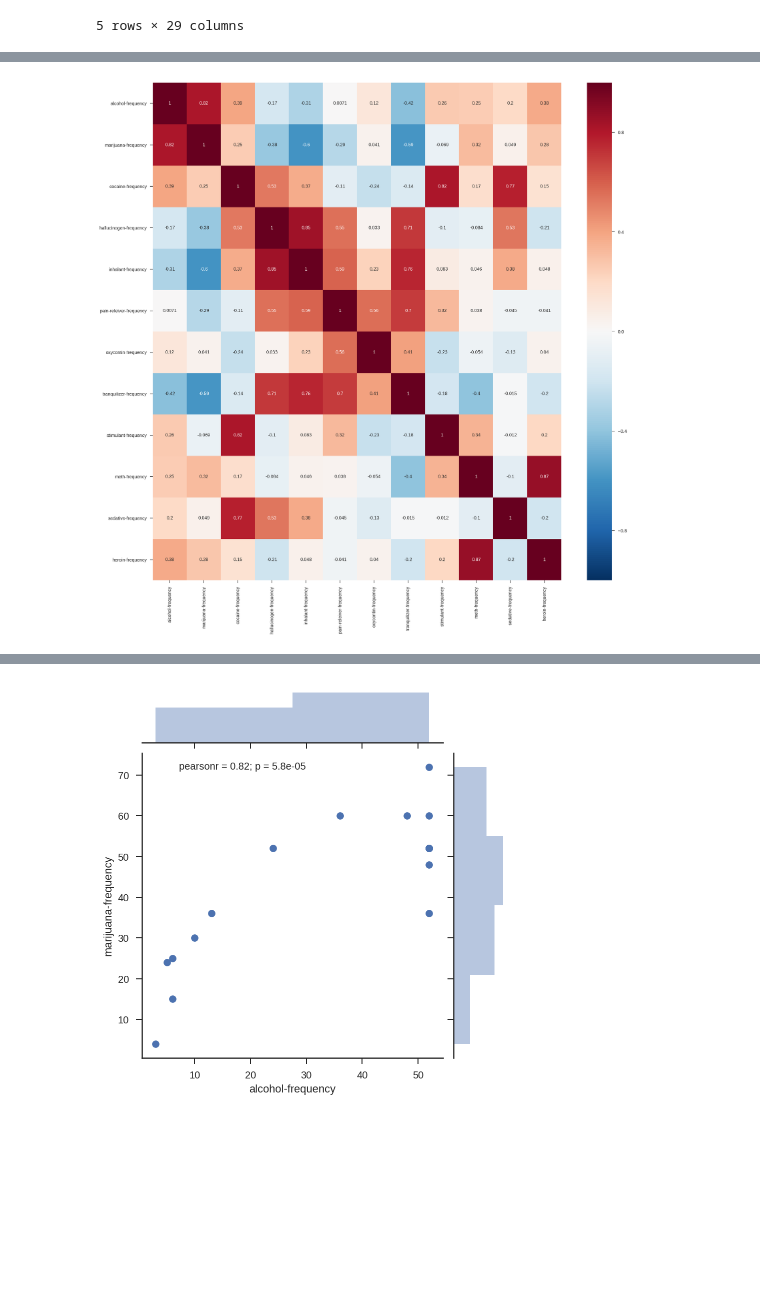
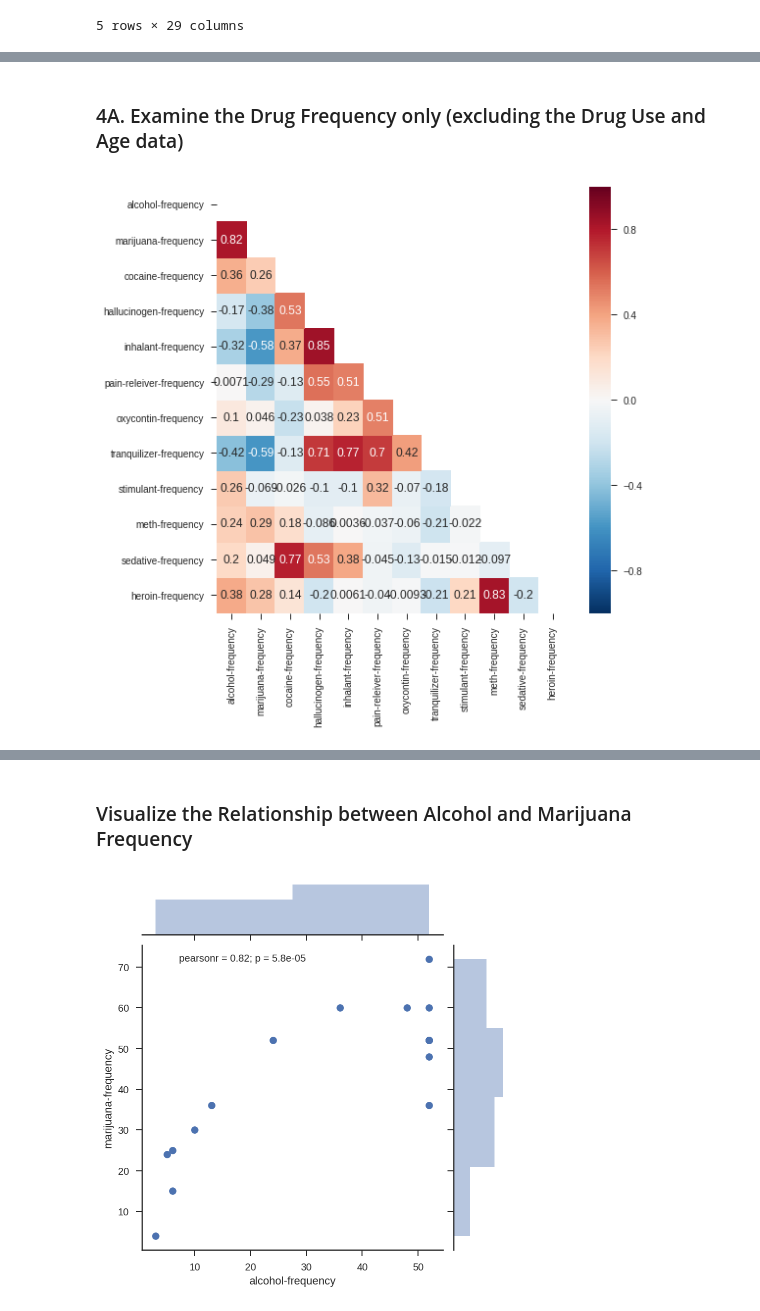
Before and after one commit to godsylla/Civic-Data-Analysis, a Jupyter notebook: ipynb/Civic-Data-Analysis.ipynb, the cells around one changed output, grey strips where cells are left out. Drawn from its saved outputs; the diff is of its cells as text; code cells hidden in the pictures; blank space fills up the shorter version.

```diff
--- a/ipynb/Civic-Data-Analysis.ipynb
+++ b/ipynb/Civic-Data-Analysis.ipynb
@@ -879,0 +929,5 @@ import matplotlib.pyplot as plt
+# %%
+# Mode (4) = Median (4) < Mean (6.15)
+# since the mode appears 5 times, and is also equal to the median, substitute with 4.0
+
+clean_drugs_df['inhalant-frequency'].fillna(4.0, axis=0, inplace=True)
@@ -879,0 +969,5 @@ import matplotlib.pyplot as plt
+# %%
+# Mode (12) = Median (12) < Mean (14.8)
+# For the same rationale stated above, substitute with 12.0
+
+clean_drugs_df['oxycontin-frequency'].fillna(12.0, axis=0, inplace=True)
@@ -879,0 +1014,5 @@ import matplotlib.pyplot as plt
+# %%
+# Mode (12) < Median (30) < Mean (35.9)
+# substitute with the Median value of 30
+
+clean_drugs_df['meth-frequency'].fillna(30.0, axis=0, inplace=True)
@@ -1060,18 +1212,23 @@ frequency_df.corr()
 - Oxycontin vs. Pain Reliever frequency
 - Pain Reliever vs. tranquilizer frequency (tranquilizers are often given for pain relief, however sometimes taking prescription pain relievers w/ tranquilizers can lead to heart problems)
 - Stimulant vs. cocaine frequency (cocaine is a type of stimulant).
+# %% [markdown]
+### 4A. Examine the Drug Frequency only (excluding the Drug Use and Age data)
 # %%
-df_frequency_only = frequency_df.drop(['age_12', 'age_13', 'age_14','age_15', 'age_16', 'age_17', 'age_18', 'age_19', 'age_20', 'age_21',
-                  'age_22-23', 'age_24-25', 'age_26-29', 'age_30-34', 'age_35-49','age_50-64', 'age_65+'], axis=1)
+df_frequency_only = frequency_df.drop(['age_12', 'age_13', 'age_14','age_15', 'age_16', 'age_17', 'age_18', \
+                                       'age_19', 'age_20', 'age_21', 'age_22-23', 'age_24-25', 'age_26-29', \
+                                       'age_30-34', 'age_35-49','age_50-64', 'age_65+'], axis=1)
 # %%
 sns.set_style('ticks')
 fig, ax = plt.subplots()
 
-fig.set_size_inches(20,20)
-sns.heatmap(data=df_frequency_only.corr(), annot=True, ax=ax)
+fig.set_size_inches(8,8)
+mask = np.zeros_like(df_frequency_only.corr(), dtype=np.bool)
+mask[np.triu_indices_from(mask)] = True
+sns.heatmap(data=df_frequency_only.corr(), mask=mask, annot=True, ax=ax)
 plt.show()
 
 df_frequency_only.corr()
 # %% [output]
-[figure, old version]
+[figure, new version]
 |  | alcohol-frequency | marijuana-frequency | cocaine-frequency | hallucinogen-frequency | inhalant-frequency | ... |
@@ -1090,3 +1247,5 @@ df_frequency_only.corr()
+# %% [markdown]
+### Visualize the Relationship between Alcohol and Marijuana Frequency
 # %%
 sns.jointplot(x='alcohol-frequency', y='marijuana-frequency', data=frequency_df, kind='scatter')
 plt.show()
```
Also changed, not shown: parts of 129 cells of this notebook.
